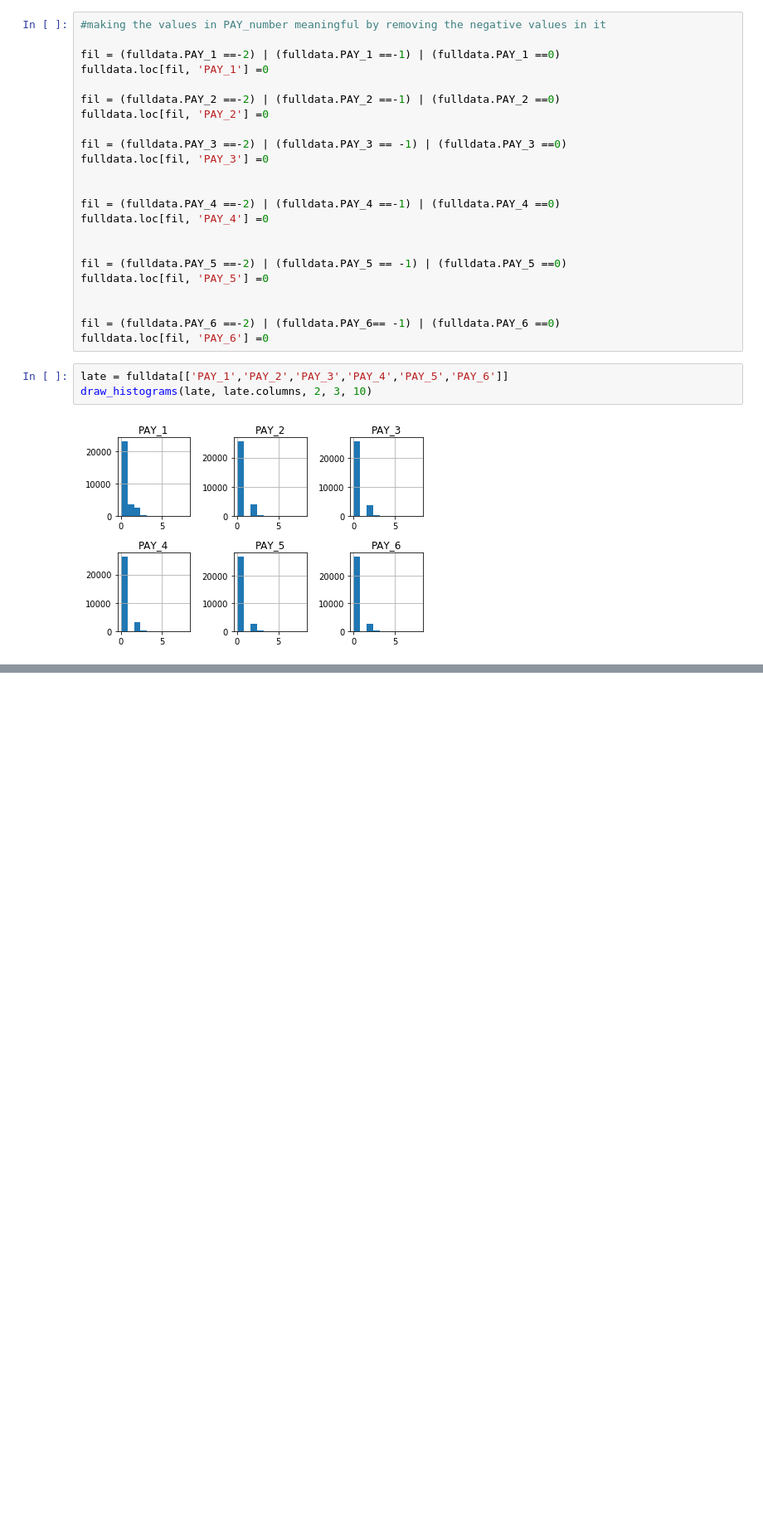
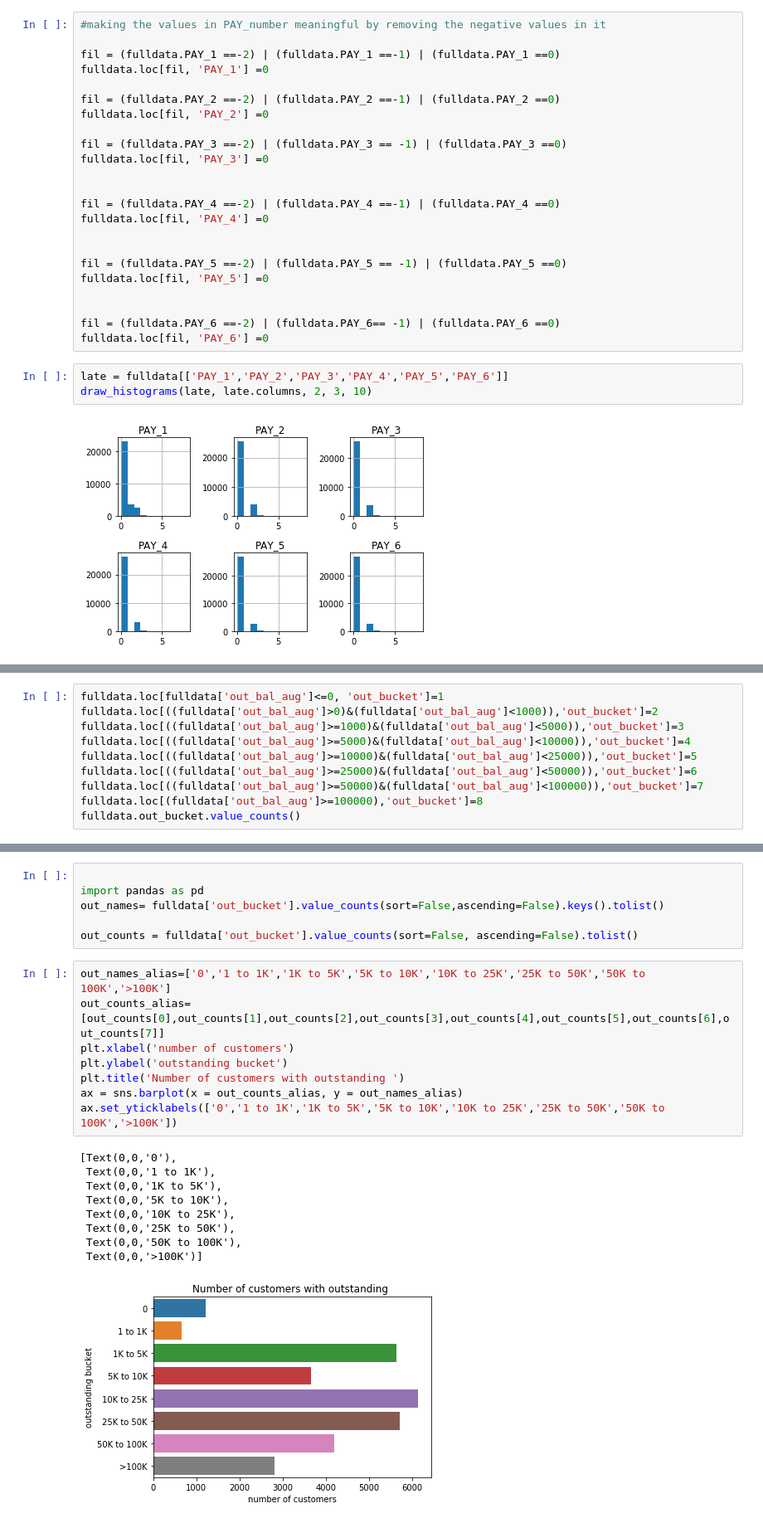
Before and after one commit to innovator-arjun/I3-Hackathon, a Jupyter notebook: i3-Hackathon.ipynb, the cells around one changed output, grey strips where cells are left out. Shown at 83% size. Drawn from its saved outputs; the diff is of its cells as text; blank space fills up the shorter version.

```diff
--- a/i3-Hackathon.ipynb
+++ b/i3-Hackathon.ipynb
@@ -275,0 +279,10 @@ fulldata.sample(50)
+# %%
+fulldata.loc[fulldata['out_bal_aug']<=0, 'out_bucket']=1
+fulldata.loc[((fulldata['out_bal_aug']>0)&(fulldata['out_bal_aug']<1000)),'out_bucket']=2
+fulldata.loc[((fulldata['out_bal_aug']>=1000)&(fulldata['out_bal_aug']<5000)),'out_bucket']=3
+fulldata.loc[((fulldata['out_bal_aug']>=5000)&(fulldata['out_bal_aug']<10000)),'out_bucket']=4
+fulldata.loc[((fulldata['out_bal_aug']>=10000)&(fulldata['out_bal_aug']<25000)),'out_bucket']=5
+fulldata.loc[((fulldata['out_bal_aug']>=25000)&(fulldata['out_bal_aug']<50000)),'out_bucket']=6
+fulldata.loc[((fulldata['out_bal_aug']>=50000)&(fulldata['out_bal_aug']<100000)),'out_bucket']=7
+fulldata.loc[(fulldata['out_bal_aug']>=100000),'out_bucket']=8
+fulldata.out_bucket.value_counts()
@@ -275,0 +299,24 @@ fulldata.sample(50)
+# %%
+
+import pandas as pd
+out_names= fulldata['out_bucket'].value_counts(sort=False,ascending=False).keys().tolist()
+
+out_counts = fulldata['out_bucket'].value_counts(sort=False, ascending=False).tolist()
+# %%
+out_names_alias=['0','1 to 1K','1K to 5K','5K to 10K','10K to 25K','25K to 50K','50K to 100K','>100K']
+out_counts_alias=[out_counts[0],out_counts[1],out_counts[2],out_counts[3],out_counts[4],out_counts[5],out_counts[6],out_counts[7]]
+plt.xlabel('number of customers')
+plt.ylabel('outstanding bucket')
+plt.title('Number of customers with outstanding ')
+ax = sns.barplot(x = out_counts_alias, y = out_names_alias)
+ax.set_yticklabels(['0','1 to 1K','1K to 5K','5K to 10K','10K to 25K','25K to 50K','50K to 100K','>100K'])
+# %% [output]
+[Text(0,0,'0'),
+ Text(0,0,'1 to 1K'),
+ Text(0,0,'1K to 5K'),
+ Text(0,0,'5K to 10K'),
+ Text(0,0,'10K to 25K'),
+ Text(0,0,'25K to 50K'),
+ Text(0,0,'50K to 100K'),
+ Text(0,0,'>100K')]
+[figure, added]
```
Also changed, not shown: parts of 36 cells of this notebook, 1 other file.
